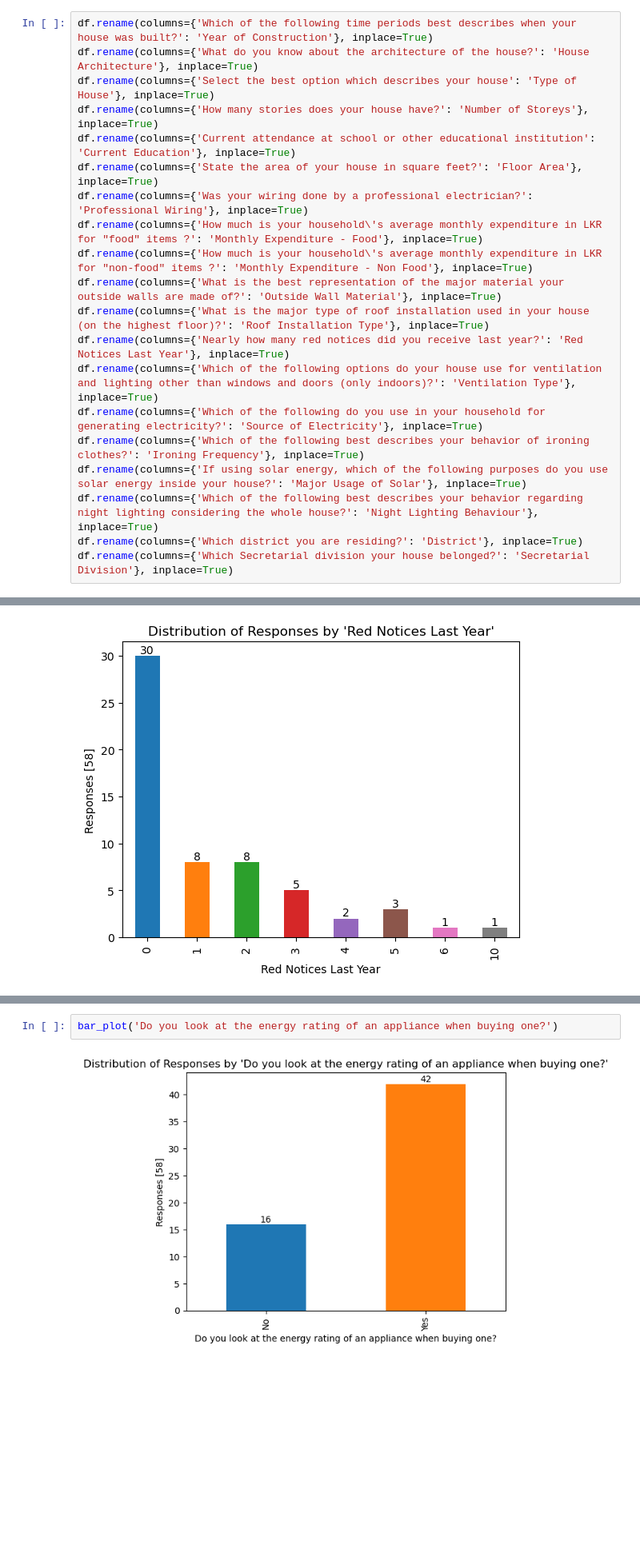
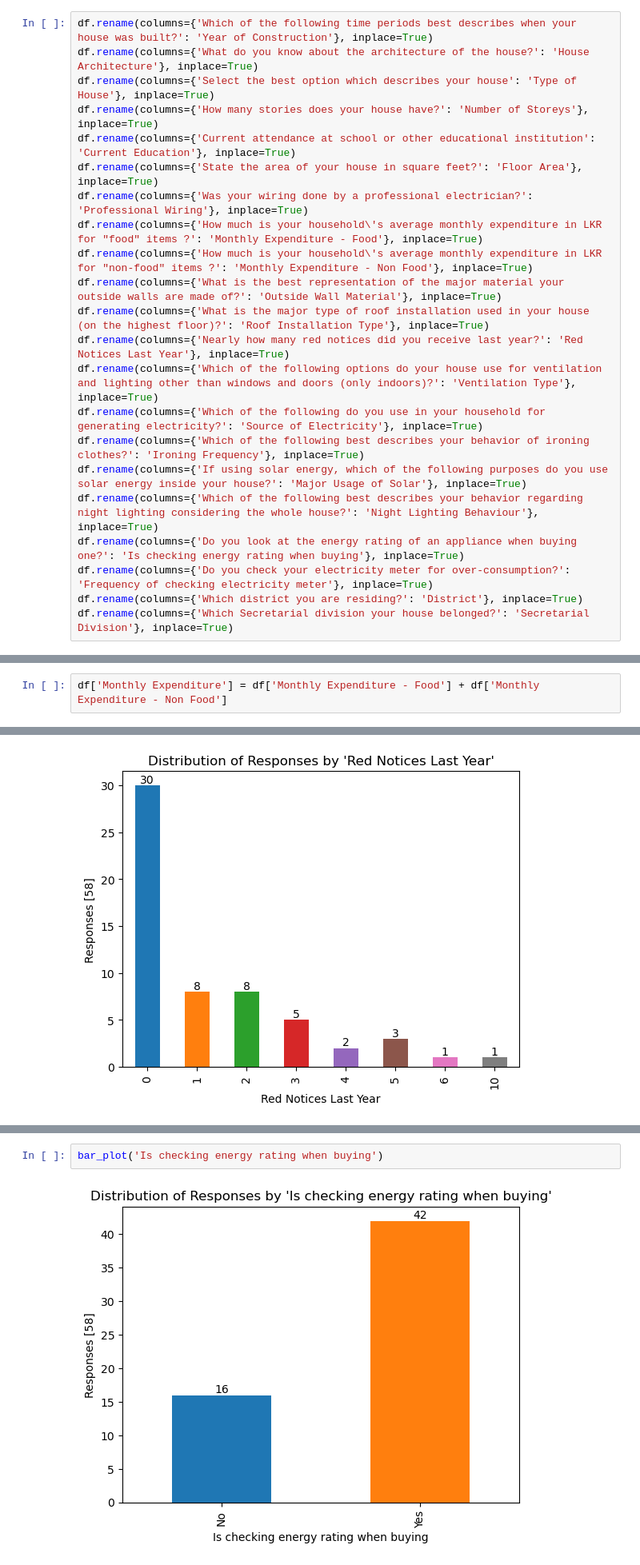
Before and after one commit to pcperera/energy-usage-sri-lanka, a Jupyter notebook: descriptive.ipynb, the cells around one changed output, grey strips where cells are left out. Shown at 80% size. Drawn from its saved outputs; the diff is of its cells as text; blank space fills up the shorter version.

```diff
--- a/descriptive.ipynb
+++ b/descriptive.ipynb
@@ -63,6 +63,8 @@ df.rename(columns={'Which of the following do you use in your household for gene
 df.rename(columns={'Which of the following best describes your behavior of ironing clothes?': 'Ironing Frequency'}, inplace=True)
 df.rename(columns={'If using solar energy, which of the following purposes do you use solar energy inside your house?': 'Major Usage of Solar'}, inplace=True)
 df.rename(columns={'Which of the following best describes your behavior regarding night lighting considering the whole house?': 'Night Lighting Behaviour'}, inplace=True)
+df.rename(columns={'Do you look at the energy rating of an appliance when buying one?': 'Is checking energy rating when buying'}, inplace=True)
+df.rename(columns={'Do you check your electricity meter for over-consumption?': 'Frequency of checking electricity meter'}, inplace=True)
 df.rename(columns={'Which district you are residing?': 'District'}, inplace=True)
 df.rename(columns={'Which Secretarial division your house belonged?': 'Secretarial Division'}, inplace=True)
 # %%
@@ -107,0 +154,2 @@ df['Year of Construction'] = df['Year of Construction'].replace('After 2019', '2
+# %%
+df['Monthly Expenditure'] = df['Monthly Expenditure - Food'] + df['Monthly Expenditure - Non Food']
@@ -308,7 +317,7 @@ bar_plot('Do you check your electricity meter for over-consumption?')
 # %%
-bar_plot('Do you look at the energy rating of an appliance when buying one?')
+bar_plot('Is checking energy rating when buying')
 # %% [output]
-[figure, old version]
+[figure, new version]
 # %%
 bar_plot('District')
 # %% [output]
```
Also changed, not shown: parts of 18 cells of this notebook.
